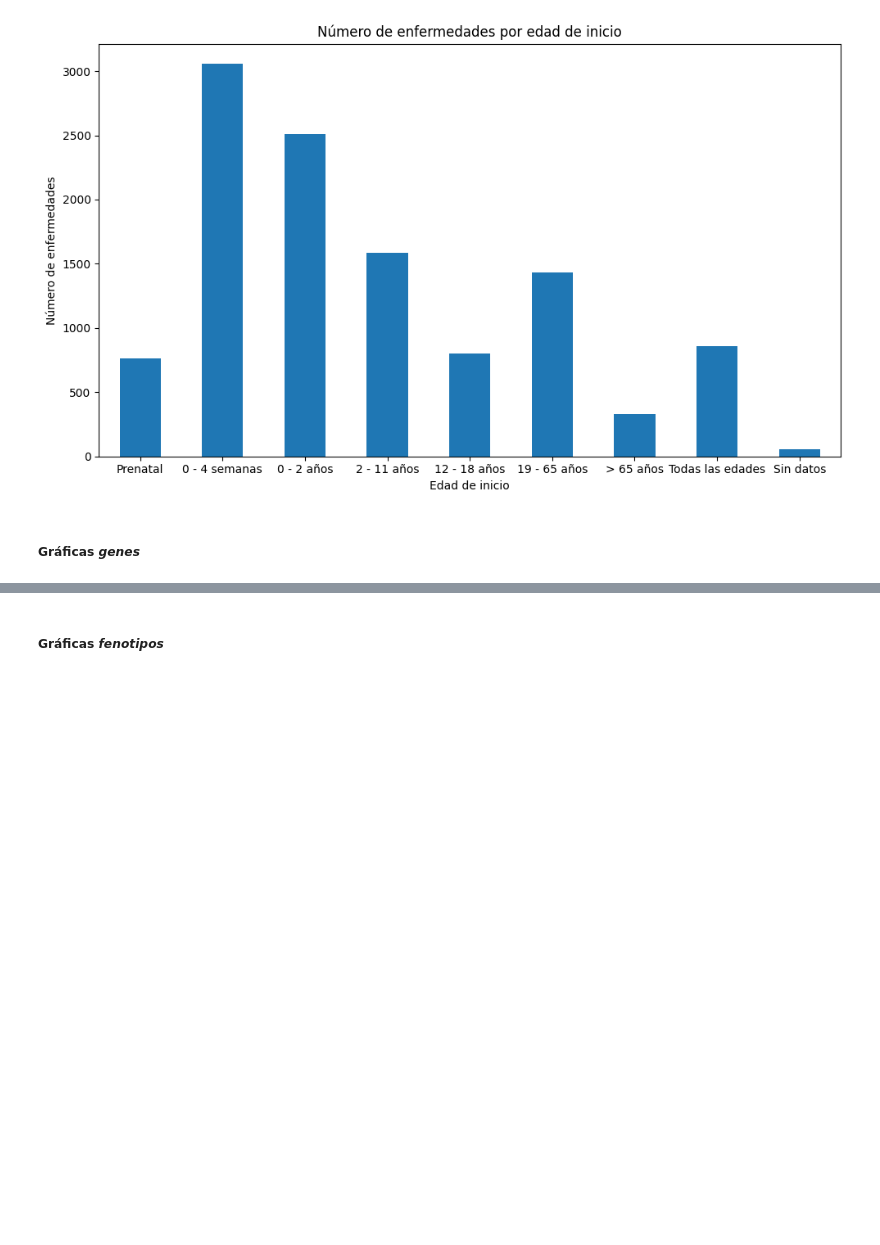
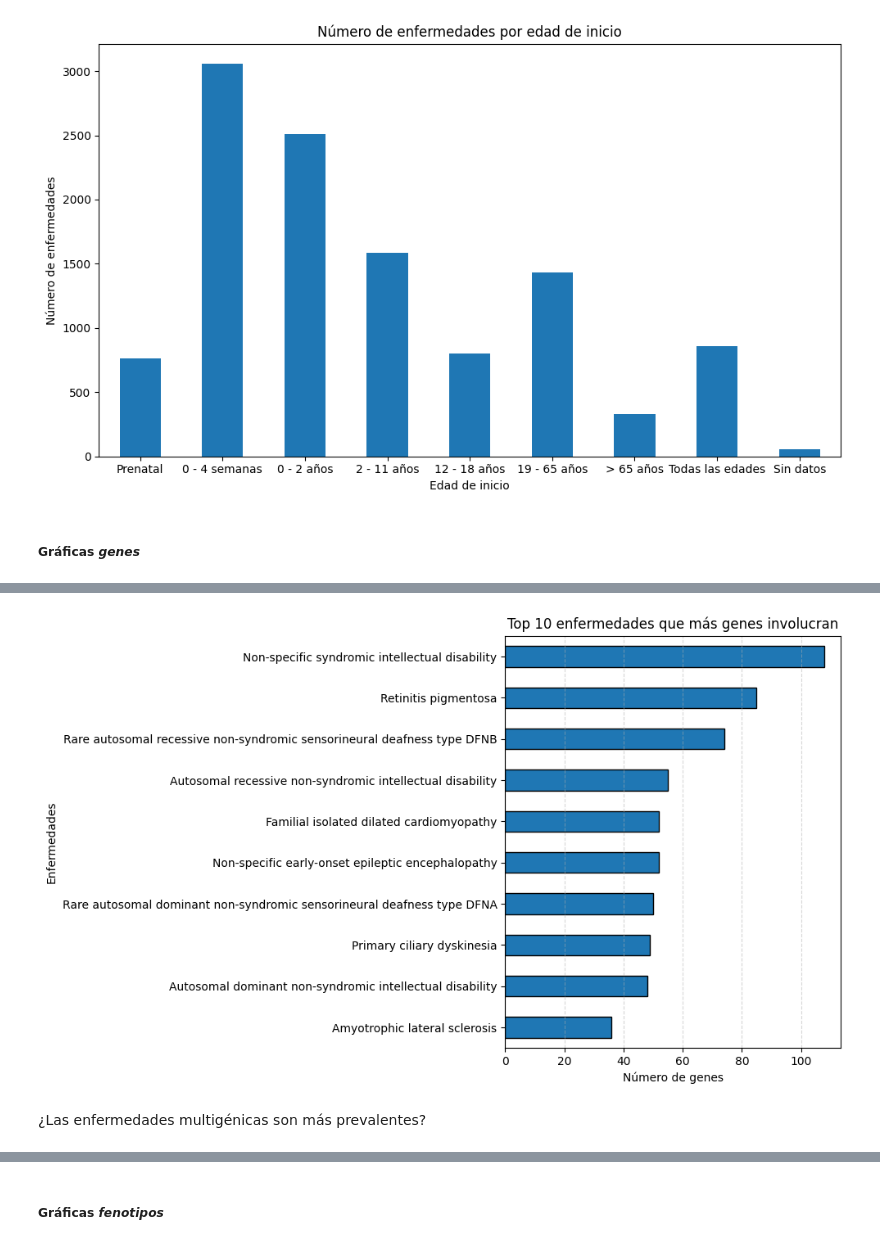
Before and after one commit to Muriburu/ITAcademy, a Jupyter notebook: Sprint 10 - Pràctica final/Code/Tratamiento_datos_Orphadata.ipynb, the cells around one changed output, grey strips where cells are left out. Drawn from its saved outputs; the diff is of its cells as text; code cells hidden in the pictures; blank space fills up the shorter version.

```diff
--- a/Sprint 10 - Pràctica final/Code/Tratamiento_datos_Orphadata.ipynb
+++ b/Sprint 10 - Pràctica final/Code/Tratamiento_datos_Orphadata.ipynb
@@ -1166,0 +1537,21 @@ plt.show()
+# %%
+top_enfermedades = genes_por_enfermedad.sort_values(ascending=False).head(10).reset_index()
+top_enfermedades.columns = ['ORPHAcode', 'num_genes']
+top_enfermedades = top_enfermedades.merge(enfermedades, on='ORPHAcode', how='left')
+
+# Usar los nombres como índice para graficar
+top_enfermedades.set_index('nombre_enfermedad', inplace=True)
+
+# Visualizar
+plt.figure(figsize=(10, 6))
+top_enfermedades['num_genes'].sort_values().plot(kind='barh', edgecolor='black')
+plt.title('Top 10 enfermedades que más genes involucran')
+plt.xlabel('Número de genes')
+plt.ylabel('Enfermedades')
+plt.grid(axis='x', linestyle='--', alpha=0.5)
+plt.tight_layout()
+plt.show()
+# %% [output]
+[figure, added]
+# %% [markdown]
+¿Las enfermedades multigénicas son más prevalentes?
```
Also changed, not shown: parts of 44 cells of this notebook.
